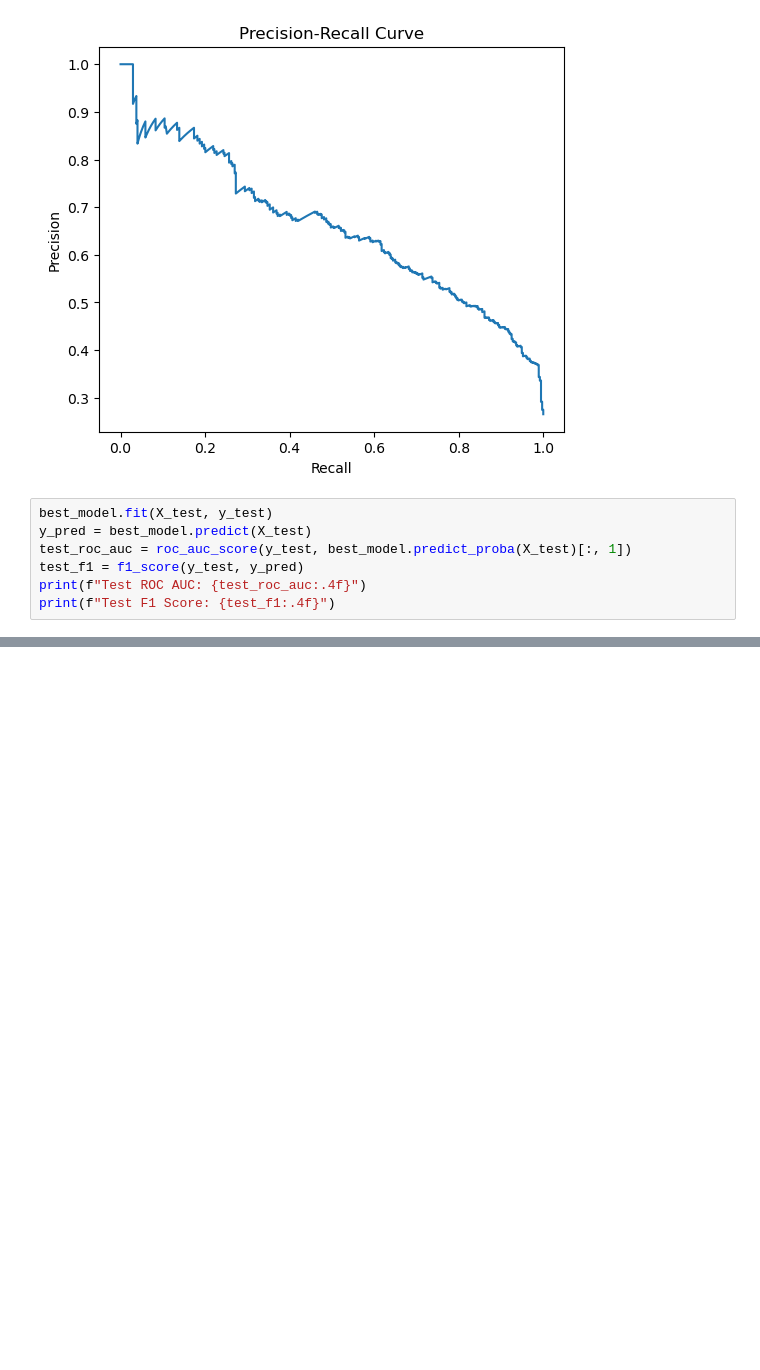
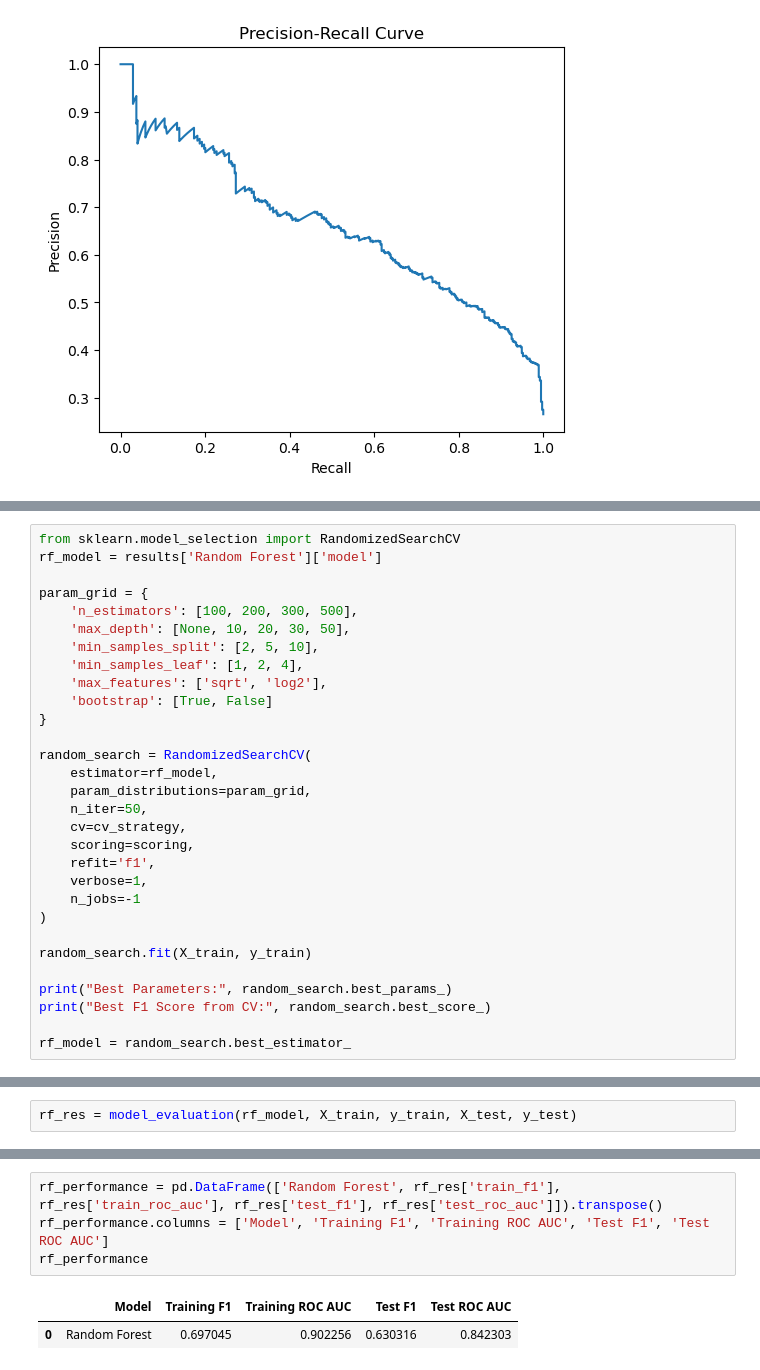
Before and after one commit to mewpunyapat/customer-churn-prediction, a Jupyter notebook: notebooks/modeling_classical_ml.ipynb, the cells around one changed output, grey strips where cells are left out. Cells and saved outputs as stored; diff of their text form; blank space fills up the shorter version.

```diff
--- a/notebooks/modeling_classical_ml.ipynb
+++ b/notebooks/modeling_classical_ml.ipynb
@@ -276,10 +280,3 @@ plt.show()
 # %% [output]
 [figure]
 [figure]
-# %%
-best_model.fit(X_test, y_test)
-y_pred = best_model.predict(X_test)
-test_roc_auc = roc_auc_score(y_test, best_model.predict_proba(X_test)[:, 1])
-test_f1 = f1_score(y_test, y_pred)
-print(f"Test ROC AUC: {test_roc_auc:.4f}")
-print(f"Test F1 Score: {test_f1:.4f}")
@@ -328,0 +300,30 @@ dtype: float64
+# %%
+from sklearn.model_selection import RandomizedSearchCV
+rf_model = results['Random Forest']['model']
+
+param_grid = {
+    'n_estimators': [100, 200, 300, 500],
+    'max_depth': [None, 10, 20, 30, 50],
+    'min_samples_split': [2, 5, 10],
+    'min_samples_leaf': [1, 2, 4],
+    'max_features': ['sqrt', 'log2'],
+    'bootstrap': [True, False]
+}
+
+random_search = RandomizedSearchCV(
+    estimator=rf_model,
+    param_distributions=param_grid,
+    n_iter=50,
+    cv=cv_strategy,
+    scoring=scoring,
+    refit='f1',
+    verbose=1,
+    n_jobs=-1
+)
+
+random_search.fit(X_train, y_train)
+
+print("Best Parameters:", random_search.best_params_)
+print("Best F1 Score from CV:", random_search.best_score_)
+
+rf_model = random_search.best_estimator_
@@ -328,0 +334,2 @@ dtype: float64
+# %%
+rf_res = model_evaluation(rf_model, X_train, y_train, X_test, y_test)
@@ -328,0 +365,7 @@ dtype: float64
+# %%
+rf_performance = pd.DataFrame(['Random Forest', rf_res['train_f1'], rf_res['train_roc_auc'], rf_res['test_f1'], rf_res['test_roc_auc']]).transpose()
+rf_performance.columns = ['Model', 'Training F1', 'Training ROC AUC', 'Test F1', 'Test ROC AUC']
+rf_performance
+# %% [output]
+|  | Model | Training F1 | Training ROC AUC | Test F1 | Test ROC AUC |
+| 0 | Random Forest | 0.697045 | 0.902256 | 0.630316 | 0.842303 |
```
Also changed, not shown: parts of 19 cells of this notebook.
